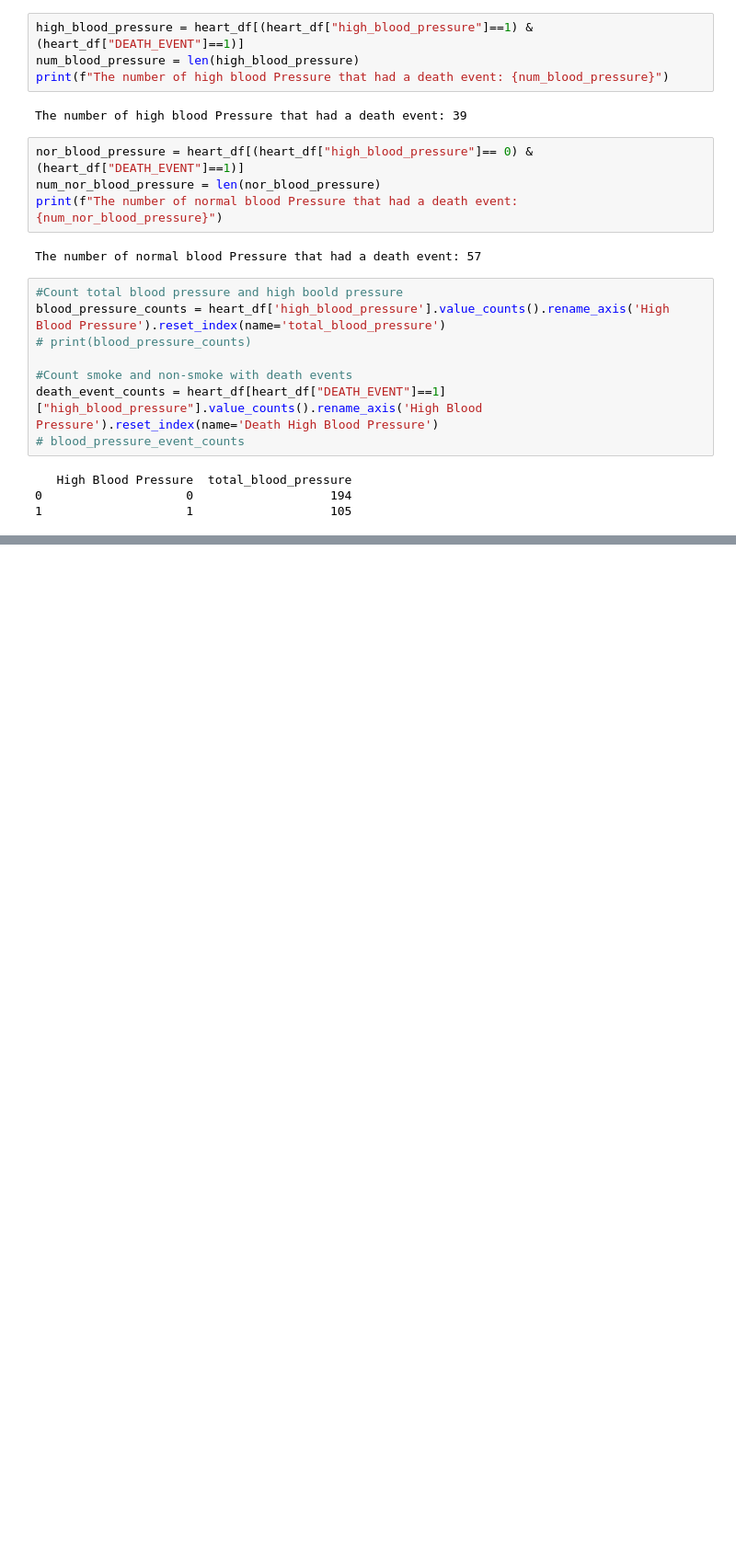
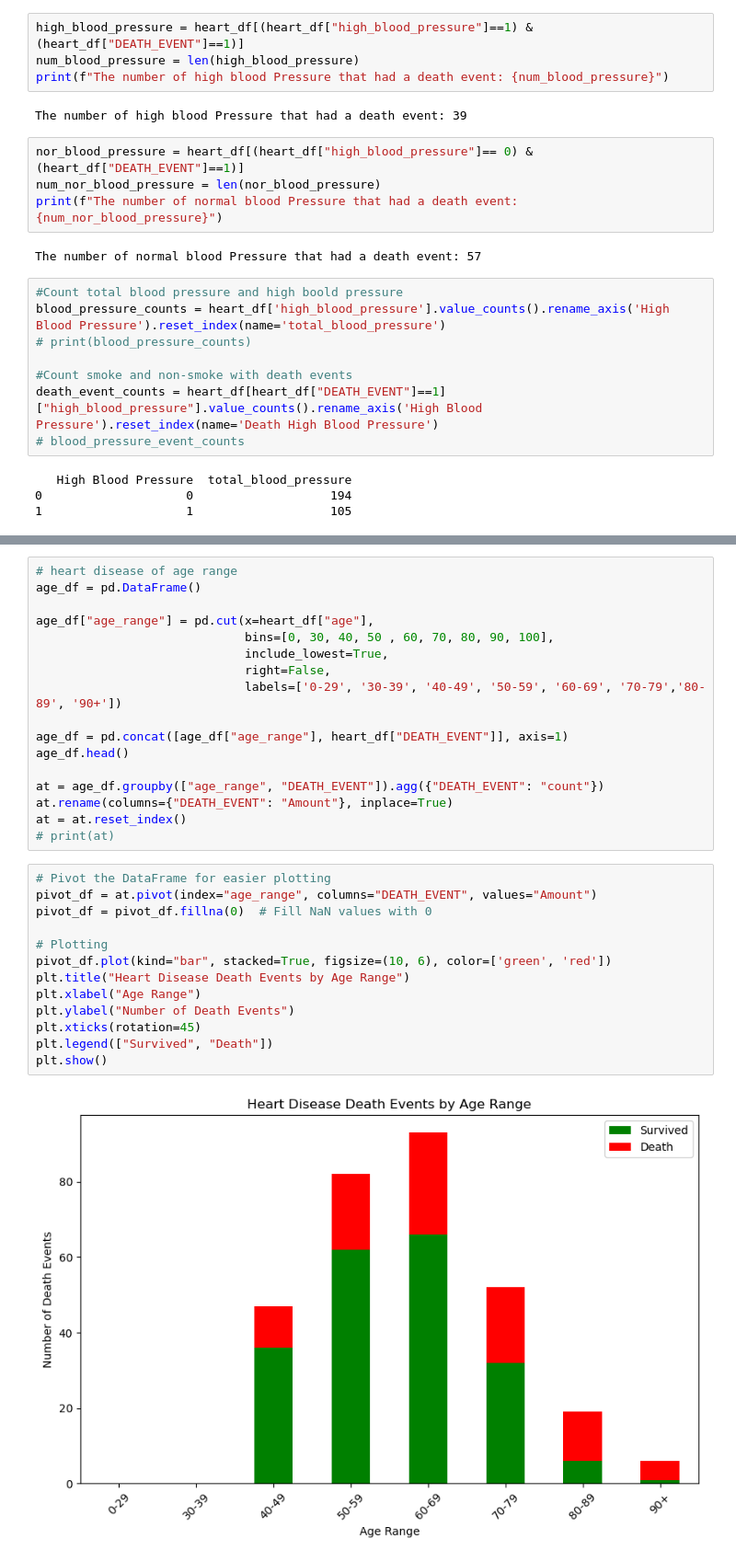
Before and after one commit to faiyted/Project-Cardiac-Disease, a Jupyter notebook: Chen-project.ipynb, the cells around one changed output, grey strips where cells are left out. Shown at 92% size. Drawn from its saved outputs; the diff is of its cells as text; blank space fills up the shorter version.

```diff
--- a/Chen-project.ipynb
+++ b/Chen-project.ipynb
@@ -102,3 +116,35 @@ plt.show()
+# %%
+# heart disease of age range
+age_df = pd.DataFrame()
+
+age_df["age_range"] = pd.cut(x=heart_df["age"],
+                             bins=[0, 30, 40, 50 , 60, 70, 80, 90, 100],
+                             include_lowest=True,
+                             right=False,
+                             labels=['0-29', '30-39', '40-49', '50-59', '60-69', '70-79','80-89', '90+'])
+
+age_df = pd.concat([age_df["age_range"], heart_df["DEATH_EVENT"]], axis=1)
+age_df.head()
+
+at = age_df.groupby(["age_range", "DEATH_EVENT"]).agg({"DEATH_EVENT": "count"})
+at.rename(columns={"DEATH_EVENT": "Amount"}, inplace=True)
+at = at.reset_index()
+# print(at)
+# %%
+# Pivot the DataFrame for easier plotting
+pivot_df = at.pivot(index="age_range", columns="DEATH_EVENT", values="Amount")
+pivot_df = pivot_df.fillna(0)  # Fill NaN values with 0
+
+# Plotting
+pivot_df.plot(kind="bar", stacked=True, figsize=(10, 6), color=['green', 'red'])
+plt.title("Heart Disease Death Events by Age Range")
+plt.xlabel("Age Range")
+plt.ylabel("Number of Death Events")
+plt.xticks(rotation=45)
+plt.legend(["Survived", "Death"])
+plt.show()
+# %% [output]
+[figure, added]
 # %%
 # Age group
 age_bins = [0, 30, 40, 50 , 60, 70, 80, 90, 100]
```
Also changed, not shown: parts of 5 cells of this notebook, 2 other files.
